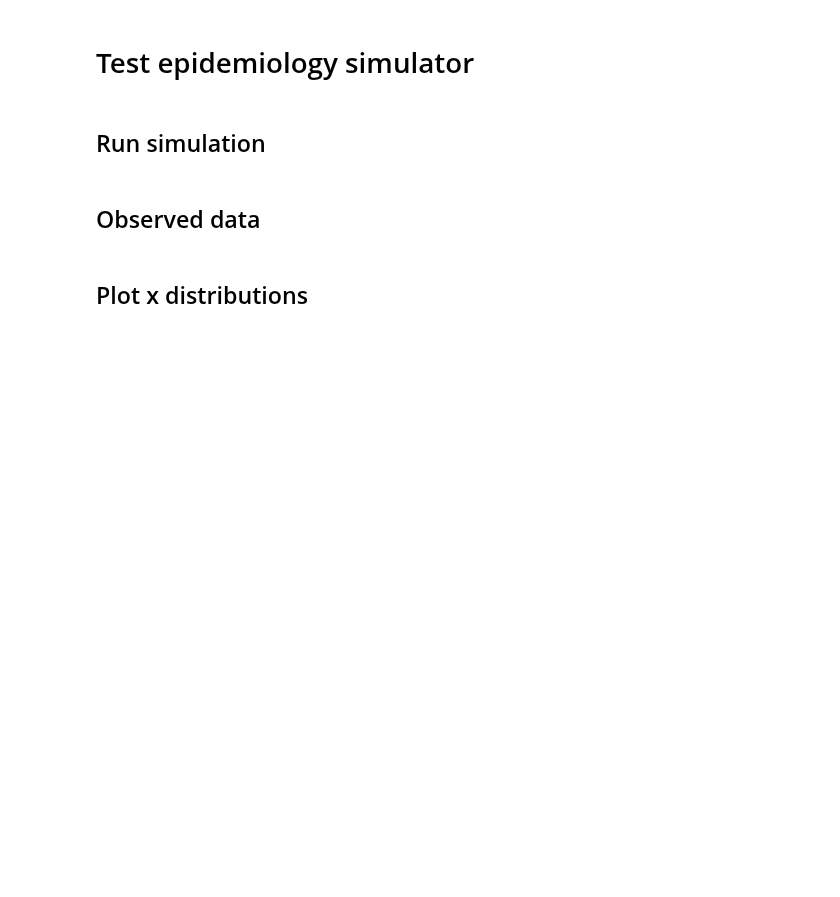
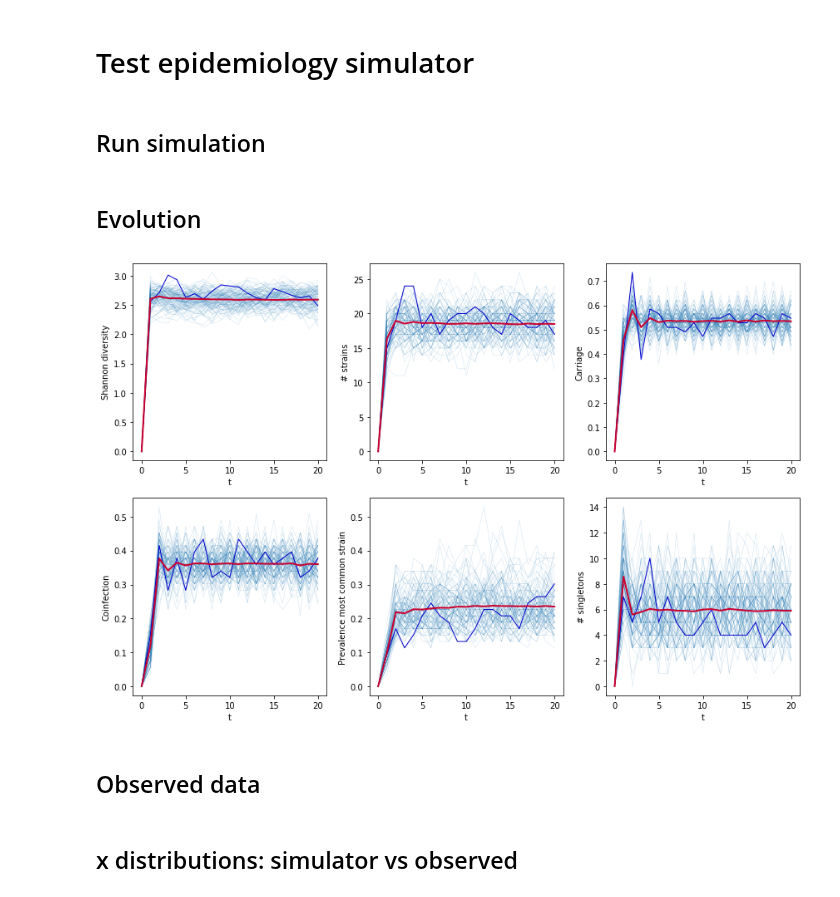
Before and after one commit to johannbrehmer/goldmine, a Jupyter notebook: examples/test_epidemiology_simulator.ipynb, the cells around one changed output. Saved outputs shown, nothing was run; the diff lists cells and outputs as text; code cells hidden in the pictures; blank space fills up the shorter version.

Commit message:
Access epidemic evolution

```diff
--- a/examples/test_epidemiology_simulator.ipynb
+++ b/examples/test_epidemiology_simulator.ipynb
@@ -6,13 +8,46 @@ import corner
 
 from goldmine.simulators.epidemiology import Epidemiology
 # %%
-simulator = Epidemiology()
+simulator = Epidemiology(n_time_steps=20)
 # %% [markdown]
 ## Run simulation
 # %%
 theta = np.array([3.59,0.59,0.097])
 # %%
-x, t = simulator.rvs_score(theta, theta, 10000)
+x, t_xz, histories = simulator.rvs_score(theta, theta, 1000, return_histories=True)
+# %% [markdown]
+## Evolution
+# %%
+x_histories = [
+    [simulator._calculate_observables(state) for state in history]
+      for history in histories
+]
+
+x_histories = np.array(x_histories)
+# %%
+labels=['Shannon diversity', '# strains', 'Carriage', 'Coinfection', 'Prevalence most common strain', '# singletons']
+
+plt.figure(figsize=(12.,8.))
+
+for o in range(6):
+    ax = plt.subplot(2,3,o+1)
+
+    for i in range(100):
+        plt.plot(x_histories[i,:,o],
+                 c='C0', lw=0.5, alpha=0.2)
+    plt.plot(x_histories[100,:,o],
+             c='mediumblue', lw=1., alpha=1.)
+
+    plt.plot(np.mean(x_histories[:,:,o], axis=0),
+             c='#CC002E', lw=2., alpha=1.)
+
+    plt.xlabel('t')
+    plt.ylabel(labels[o])
+
+plt.tight_layout()
+plt.show()
+# %% [output]
+[figure, added]
 # %% [markdown]
 ## Observed data
 # %%
@@ -75,7 +110,7 @@ x_observed = np.vstack([
     n_singleton_strains_obs
 ]).T
 # %% [markdown]
-## Plot x distributions
+## x distributions: simulator vs observed
 # %%
 x_ranges = [(1.,5.), (4.5,35.5), (0., 2.), (0.,2.), (0.,2.0), (-0.5,25.5)]
 x_bins = [15,13,15,15,15,13]
```
Also changed, not shown: parts of 2 cells of this notebook, 1 other file.
